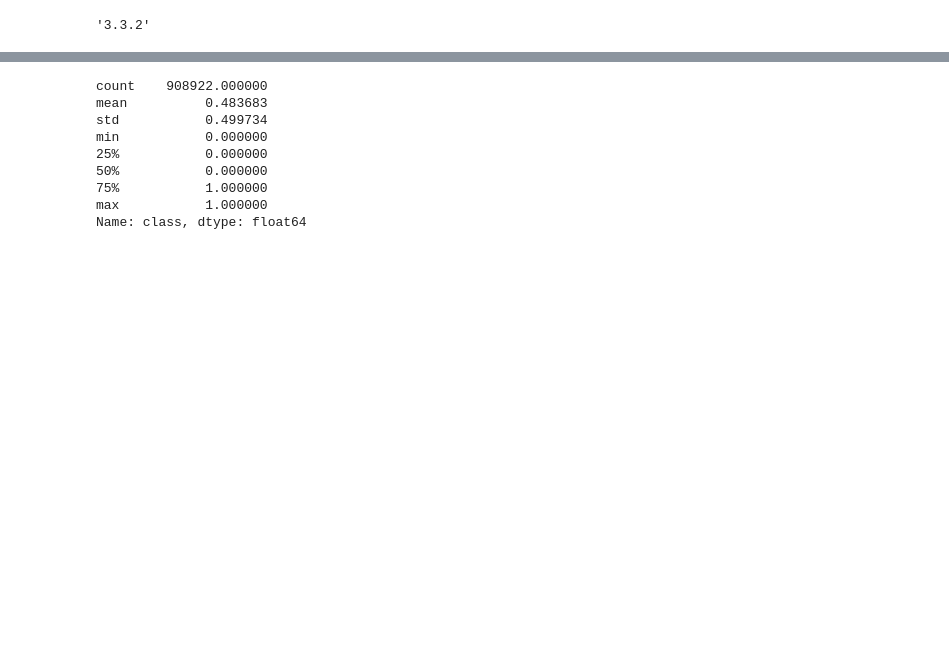
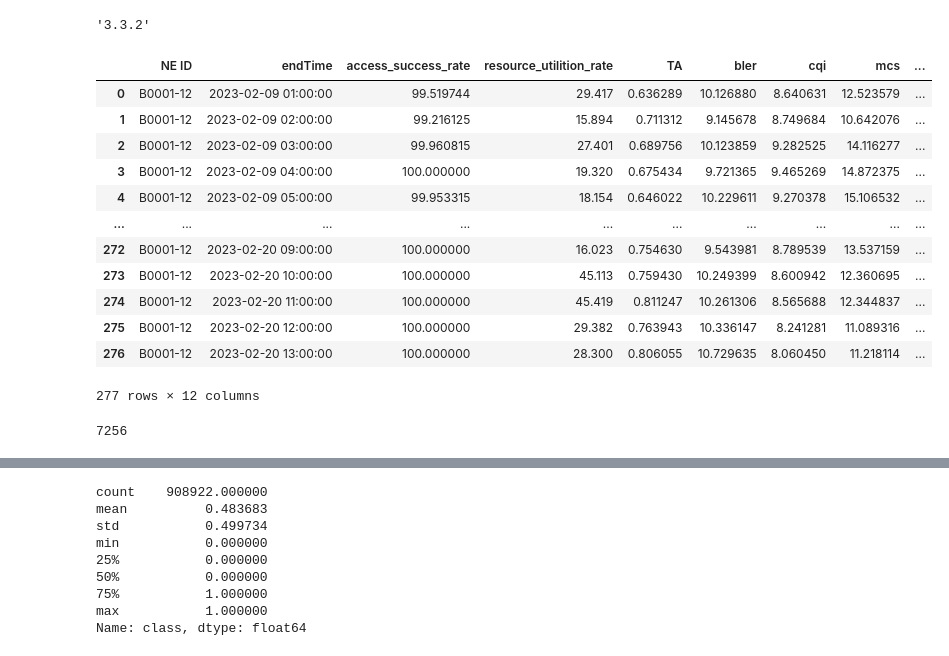
Before and after one commit to ITU-AI-ML-in-5G-Challenge/Fault-Analysis, a Jupyter notebook: model.ipynb, the cells around one changed output, grey strips where cells are left out. Saved outputs shown, nothing was run; the diff lists cells and outputs as text; code cells hidden in the pictures; blank space fills up the shorter version.

```diff
--- a/model.ipynb
+++ b/model.ipynb
@@ -14,3 +18,23 @@ df["ID"] = df["filename"].str.split(".",expand=True)[0]
 df=df.drop("filename",axis=1)
 ss = pd.read_csv("data/SampleSubmission.csv")
 tdf = pd.read_csv("data/test.csv")
+# %%
+df[df.ID=='B0001-12_1']
+# %% [output]
+|  | NE ID | endTime | access_success_rate | resource_utilition_rate | TA | bler | cqi | mcs | ... |
+| 0 | B0001-12 | 2023-02-09 01:00:00 | 99.519744 | 29.417 | 0.636289 | 10.126880 | 8.640631 | 12.523579 | ... |
+| 1 | B0001-12 | 2023-02-09 02:00:00 | 99.216125 | 15.894 | 0.711312 | 9.145678 | 8.749684 | 10.642076 | ... |
+| 2 | B0001-12 | 2023-02-09 03:00:00 | 99.960815 | 27.401 | 0.689756 | 10.123859 | 9.282525 | 14.116277 | ... |
+| 3 | B0001-12 | 2023-02-09 04:00:00 | 100.000000 | 19.320 | 0.675434 | 9.721365 | 9.465269 | 14.872375 | ... |
+| 4 | B0001-12 | 2023-02-09 05:00:00 | 99.953315 | 18.154 | 0.646022 | 10.229611 | 9.270378 | 15.106532 | ... |
+| ... | ... | ... | ... | ... | ... | ... | ... | ... | ... |
+| 272 | B0001-12 | 2023-02-20 09:00:00 | 100.000000 | 16.023 | 0.754630 | 9.543981 | 8.789539 | 13.537159 | ... |
+| 273 | B0001-12 | 2023-02-20 10:00:00 | 100.000000 | 45.113 | 0.759430 | 10.249399 | 8.600942 | 12.360695 | ... |
+| 274 | B0001-12 | 2023-02-20 11:00:00 | 100.000000 | 45.419 | 0.811247 | 10.261306 | 8.565688 | 12.344837 | ... |
+| 275 | B0001-12 | 2023-02-20 12:00:00 | 100.000000 | 29.382 | 0.763943 | 10.336147 | 8.241281 | 11.089316 | ... |
+| 276 | B0001-12 | 2023-02-20 13:00:00 | 100.000000 | 28.300 | 0.806055 | 10.729635 | 8.060450 | 11.218114 | ... |
+277 rows × 12 columns
+# %%
+df["ID"].nunique()
+# %% [output]
+7256
```
Also changed, not shown: parts of 12 cells of this notebook, 4 other files.
